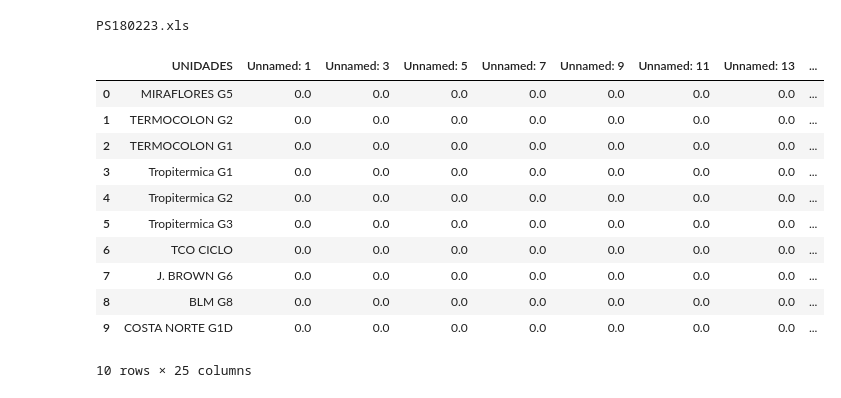
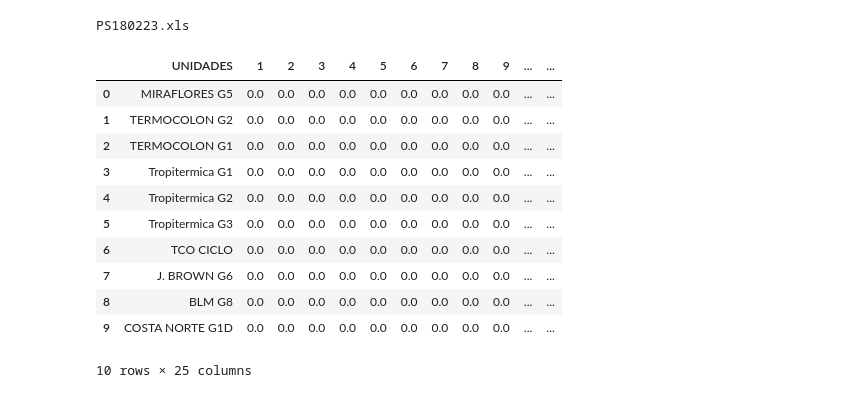
Before and after one commit to AlexJavier09/Automatizador_descargar_CND, a Jupyter notebook: automatizador_CNC.ipynb, the cells around one changed output. Cells and saved outputs as stored; diff of their text form; code cells hidden in the pictures.

```diff
--- a/automatizador_CNC.ipynb
+++ b/automatizador_CNC.ipynb
@@ -80,26 +80,30 @@ PS180223.xls
 # %%
 import pandas as pd
 
 df = pd.read_excel(name+'\\' +nombre_excel,sheet_name="Potencias" ,skiprows=5)
+df = df.rename(columns={'Unnamed: 1': '1','Unnamed: 3': '2','Unnamed: 5': '3','Unnamed: 7': '4','Unnamed: 9': '5','Unnamed: 11': '6','Unnamed: 13': '7','Unnamed: 15': '8','Unnamed: 17': '9','Unnamed: 19': '10','Unnamed: 21': '11','Unnamed: 23': '12','Unnamed: 25': '13','Unnamed: 27': '14','Unnamed: 29': '15','Unnamed: 31': '16','Unnamed: 33': '17','Unnamed: 35': '18','Unnamed: 37': '19','Unnamed: 39': '20','Unnamed: 41': '21','Unnamed: 43': '22','Unnamed: 45': '23','Unnamed: 47': '24',})
+
 df1 = pd.read_excel(name+'\\' +nombre_excel,sheet_name="Precios" ,skiprows=5, header=0)
+df1 = df1.rename(columns={'Unnamed: 1': '1','Unnamed: 3': '2','Unnamed: 5': '3','Unnamed: 7': '4','Unnamed: 9': '5','Unnamed: 11': '6','Unnamed: 13': '7','Unnamed: 15': '8','Unnamed: 17': '9','Unnamed: 19': '10','Unnamed: 21': '11','Unnamed: 23': '12','Unnamed: 25': '13','Unnamed: 27': '14','Unnamed: 29': '15','Unnamed: 31': '16','Unnamed: 33': '17','Unnamed: 35': '18','Unnamed: 37': '19','Unnamed: 39': '20','Unnamed: 41': '21','Unnamed: 43': '22','Unnamed: 45': '23','Unnamed: 47': '24',})
+
 df = df.loc[:, ~ (df == 0).all()]
 df = df.dropna(axis=1)
 df1 = df1.loc[:, ~ (df1 == 0).all()]
 df1 = df1.dropna(axis=1,how='all')
 
 df1.head(10)
 # %% [output]
-|  | UNIDADES | Unnamed: 1 | Unnamed: 3 | Unnamed: 5 | Unnamed: 7 | Unnamed: 9 | Unnamed: 11 | Unnamed: 13 | ... |
-| 0 | MIRAFLORES G5 | 0.0 | 0.0 | 0.0 | 0.0 | 0.0 | 0.0 | 0.0 | ... |
-| 1 | TERMOCOLON G2 | 0.0 | 0.0 | 0.0 | 0.0 | 0.0 | 0.0 | 0.0 | ... |
-| 2 | TERMOCOLON G1 | 0.0 | 0.0 | 0.0 | 0.0 | 0.0 | 0.0 | 0.0 | ... |
-| 3 | Tropitermica G1 | 0.0 | 0.0 | 0.0 | 0.0 | 0.0 | 0.0 | 0.0 | ... |
-| 4 | Tropitermica G2 | 0.0 | 0.0 | 0.0 | 0.0 | 0.0 | 0.0 | 0.0 | ... |
-| 5 | Tropitermica G3 | 0.0 | 0.0 | 0.0 | 0.0 | 0.0 | 0.0 | 0.0 | ... |
-| 6 | TCO CICLO | 0.0 | 0.0 | 0.0 | 0.0 | 0.0 | 0.0 | 0.0 | ... |
-| 7 | J. BROWN G6 | 0.0 | 0.0 | 0.0 | 0.0 | 0.0 | 0.0 | 0.0 | ... |
-| 8 | BLM G8 | 0.0 | 0.0 | 0.0 | 0.0 | 0.0 | 0.0 | 0.0 | ... |
-| 9 | COSTA NORTE G1D | 0.0 | 0.0 | 0.0 | 0.0 | 0.0 | 0.0 | 0.0 | ... |
+|  | UNIDADES | 1 | 2 | 3 | 4 | 5 | 6 | 7 | 8 | 9 | ... | ... |
+| 0 | MIRAFLORES G5 | 0.0 | 0.0 | 0.0 | 0.0 | 0.0 | 0.0 | 0.0 | 0.0 | 0.0 | ... | ... |
+| 1 | TERMOCOLON G2 | 0.0 | 0.0 | 0.0 | 0.0 | 0.0 | 0.0 | 0.0 | 0.0 | 0.0 | ... | ... |
+| 2 | TERMOCOLON G1 | 0.0 | 0.0 | 0.0 | 0.0 | 0.0 | 0.0 | 0.0 | 0.0 | 0.0 | ... | ... |
+| 3 | Tropitermica G1 | 0.0 | 0.0 | 0.0 | 0.0 | 0.0 | 0.0 | 0.0 | 0.0 | 0.0 | ... | ... |
+| 4 | Tropitermica G2 | 0.0 | 0.0 | 0.0 | 0.0 | 0.0 | 0.0 | 0.0 | 0.0 | 0.0 | ... | ... |
+| 5 | Tropitermica G3 | 0.0 | 0.0 | 0.0 | 0.0 | 0.0 | 0.0 | 0.0 | 0.0 | 0.0 | ... | ... |
+| 6 | TCO CICLO | 0.0 | 0.0 | 0.0 | 0.0 | 0.0 | 0.0 | 0.0 | 0.0 | 0.0 | ... | ... |
+| 7 | J. BROWN G6 | 0.0 | 0.0 | 0.0 | 0.0 | 0.0 | 0.0 | 0.0 | 0.0 | 0.0 | ... | ... |
+| 8 | BLM G8 | 0.0 | 0.0 | 0.0 | 0.0 | 0.0 | 0.0 | 0.0 | 0.0 | 0.0 | ... | ... |
+| 9 | COSTA NORTE G1D | 0.0 | 0.0 | 0.0 | 0.0 | 0.0 | 0.0 | 0.0 | 0.0 | 0.0 | ... | ... |
 10 rows × 25 columns
 # %%
 df1 = df1[~(df1 == 0).any(axis=1)]
```
Also changed, not shown: parts of 9 cells of this notebook.
